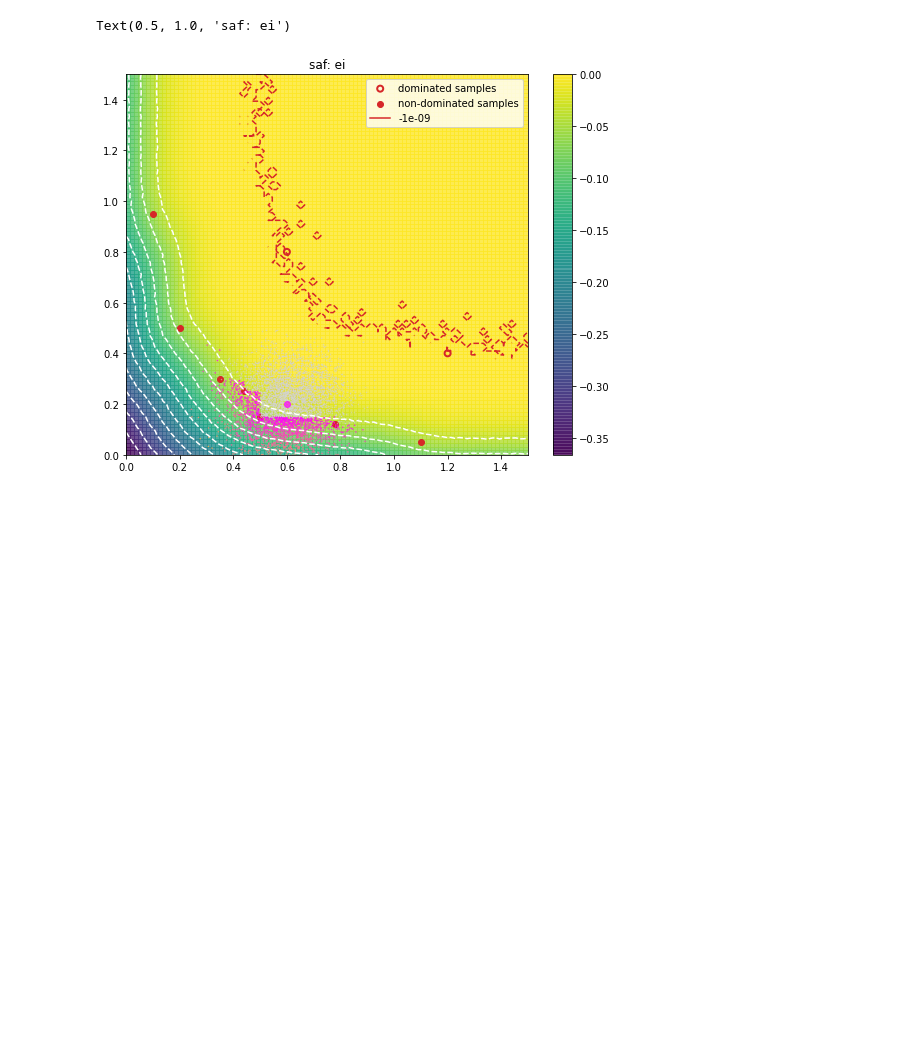
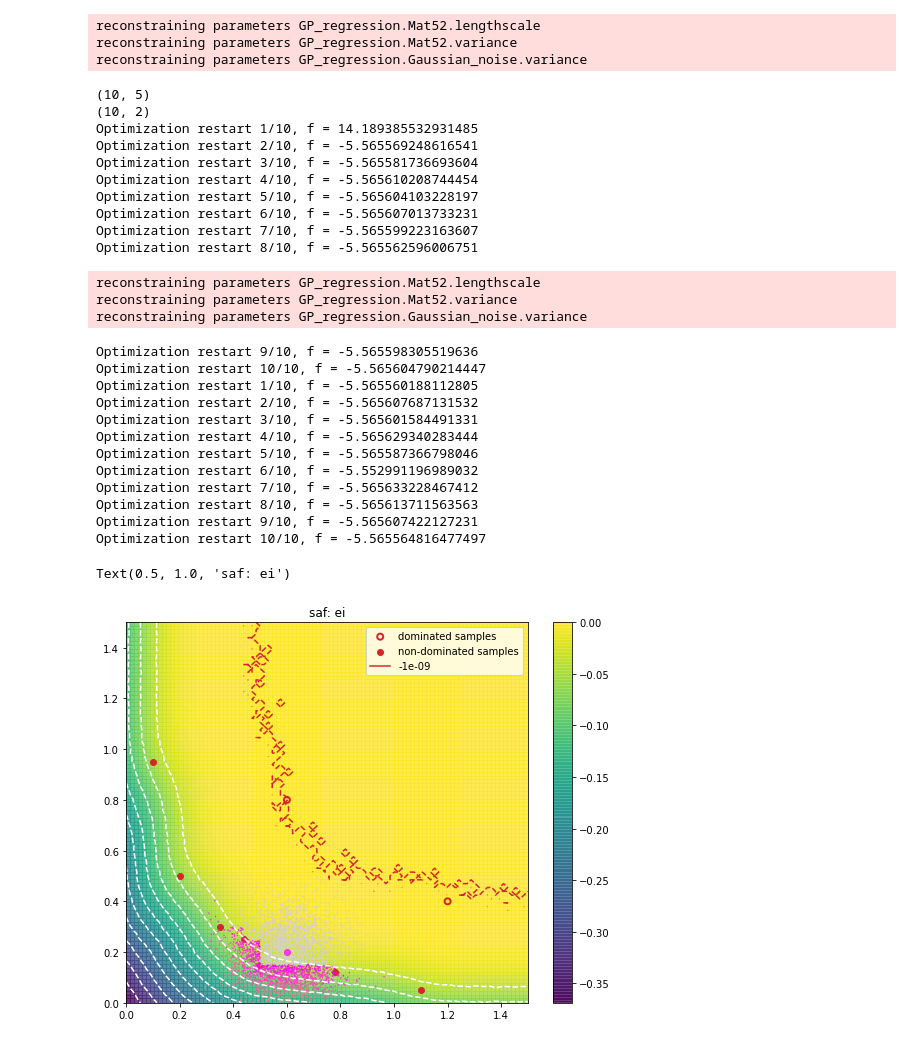
Before and after one commit to FinleyGibson/SAF_EMO, a Jupyter notebook: analytics/algorithm_analysis/image_scalarised_infils.ipynb, the cells around one changed output. Saved outputs shown, nothing was run; the diff lists cells and outputs as text; code cells hidden in the pictures; blank space fills up the shorter version.

```diff
--- a/analytics/algorithm_analysis/image_scalarised_infils.ipynb
+++ b/analytics/algorithm_analysis/image_scalarised_infils.ipynb
@@ -67,35 +95,63 @@ fig_saf.axes[0].set_title("saf: $\mu$");
 # %%
 from testsuite.optimisers import Saf
 from testsuite.surrogates import GP, MultiSurrogate
 
-saf_opt = Saf(objective_function=lambda x: x[0:2], ei=True,  limits=[[0, 0, 0, 0, 0], [1,1,1,1,1]], surrogate=MultiSurrogate(GP), n_initial=10, seed=None)
+saf_opt = Saf(objective_function=lambda x: x[:,0:2], ei=True,  limits=[[0, 0, 0, 0, 0], [1,1,1,1,1]], surrogate=MultiSurrogate(GP), n_initial=10, seed=None)
 saf_opt.y = y
 saf_opt.Pareto_indices = Pareto_split(y, return_indices=True)
 saf_opt.p = saf_opt.y[saf_opt.Pareto_indices[0]]
 saf_opt.d = saf_opt.y[saf_opt.Pareto_indices[1]]
 
 uncertainty = 0.10
 n_samples=5000
-F_safei = lambda x_q: np.array([saf_opt.saf_ei(x_qi, np.ones_like(x_qi)*uncertainty, n_samples=n_samples, invert=invert_functions) for x_qi in x_q])
+F_safei = lambda x_q: np.array([saf_opt.saf_ei(x_qi, np.ones_like(x_qi)*uncertainty, n_samples=n_samples) for x_qi in x_q])
 
 front_value = 1e-9
 if invert_functions:
     front_value*=-1
 
 fig_safei = image_infill(x=y, F=F_safei, n_contours=10, front_value=front_value)
 
 q_point = np.array([[0.6, 0.2]])
 q_point_std = uncertainty
 q_scatter, q_scat_values = saf_opt.saf_ei(q_point, np.ones_like(q_point)*q_point_std, n_samples=n_samples, return_samples=True)
 colors = q_scat_values
-fig_safei.axes[0].scatter(q_scatter[q_scat_values>0,0], q_scatter[q_scat_values>0,1], c=colors[q_scat_values>0], cmap="spring", s=0.2)
-fig_safei.axes[0].scatter(q_scatter[q_scat_values<=0,0], q_scatter[q_scat_values<=0,1], c="lightgray", s=0.2, alpha=0.7)
+fig_safei.axes[0].scatter(q_scatter[q_scat_values<0,0], q_scatter[q_scat_values<0,1], c=colors[q_scat_values<0], cmap="spring_r", s=0.2)
+fig_safei.axes[0].scatter(q_scatter[q_scat_values>=0,0], q_scatter[q_scat_values>=0,1], c="lightgray", s=0.2, alpha=0.7)
 put = fig_safei.axes[0].scatter(q_point[0, 0], q_point[0, 1], c="magenta", alpha=0.7)
 
 fig_safei.axes[0].set_title("saf: ei")
 # %% [output]
-Text(0.5, 1.0, 'saf: ei')
+reconstraining parameters GP_regression.Mat52.lengthscale
+reconstraining parameters GP_regression.Mat52.variance
+reconstraining parameters GP_regression.Gaussian_noise.variance
+(10, 5)
+(10, 2)
+Optimization restart 1/10, f = 14.189385532931485
+Optimization restart 2/10, f = -5.565569248616541
+Optimization restart 3/10, f = -5.565581736693604
+Optimization restart 4/10, f = -5.565610208744454
+Optimization restart 5/10, f = -5.565604103228197
+Optimization restart 6/10, f = -5.565607013733231
+Optimization restart 7/10, f = -5.565599223163607
+Optimization restart 8/10, f = -5.565562596006751
+reconstraining parameters GP_regression.Mat52.lengthscale
+reconstraining parameters GP_regression.Mat52.variance
+reconstraining parameters GP_regression.Gaussian_noise.variance
+Optimization restart 9/10, f = -5.565598305519636
+Optimization restart 10/10, f = -5.565604790214447
+Optimization restart 1/10, f = -5.565560188112805
+Optimization restart 2/10, f = -5.565607687131532
+Optimization restart 3/10, f = -5.565601584491331
+Optimization restart 4/10, f = -5.565629340283444
+Optimization restart 5/10, f = -5.565587366798046
+Optimization restart 6/10, f = -5.552991196989032
+Optimization restart 7/10, f = -5.565633228467412
+Optimization restart 8/10, f = -5.565613711563563
+Optimization restart 9/10, f = -5.565607422127231
+Optimization restart 10/10, f = -5.565564816477497
+Text(0.5, 1.0, 'saf: ei')
-[figure, old version]
+[figure, new version]
 # %%
 from testsuite.optimisers import SmsEgo
 sms_opt = SmsEgo(objective_function=lambda x: x[:,0:2], ei=True, surrogate=MultiSurrogate(GP), limits = [[0, 0, 0, 0, 0], [1,1,1,1,1]])
```
Also changed, not shown: parts of 3 cells of this notebook, 2 other files.
